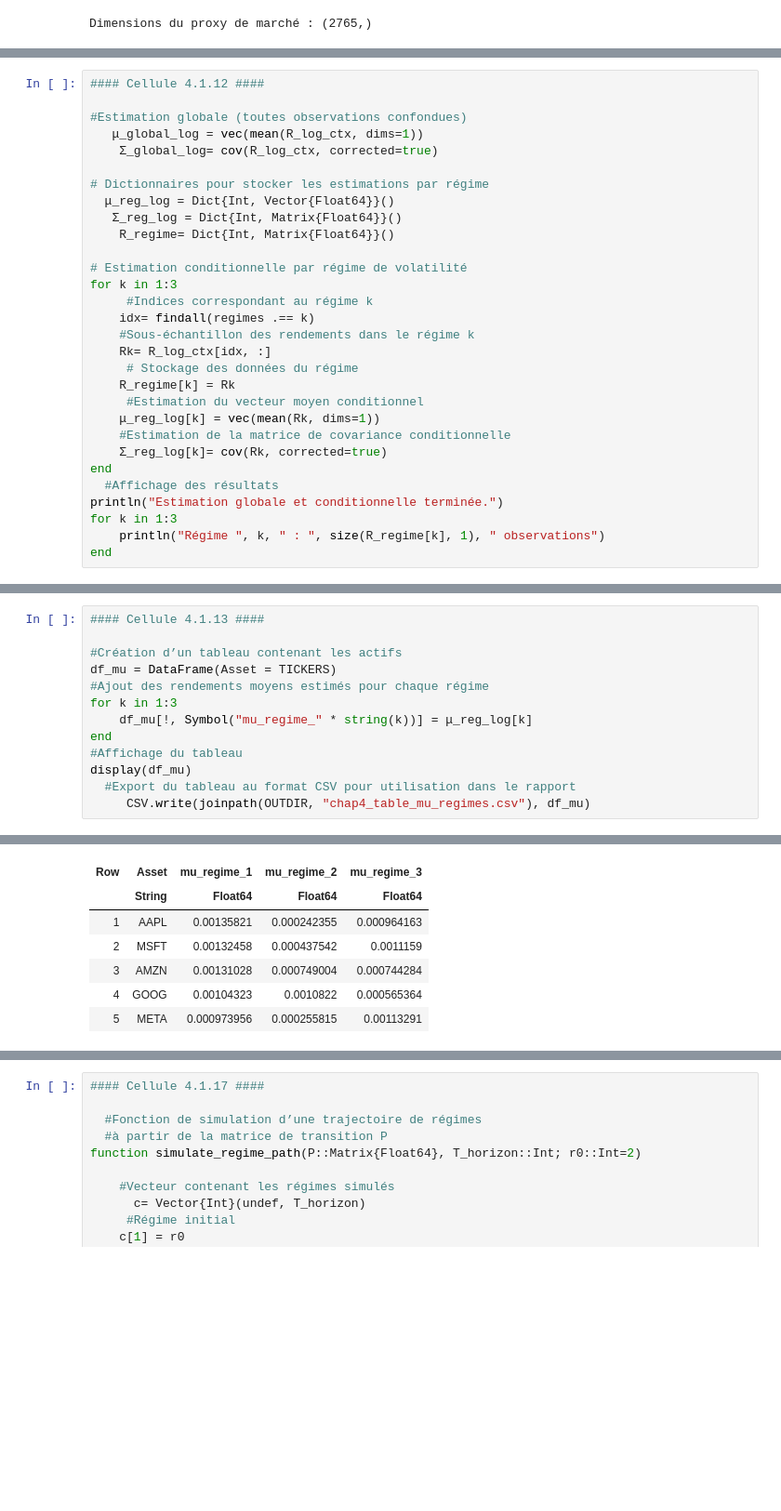
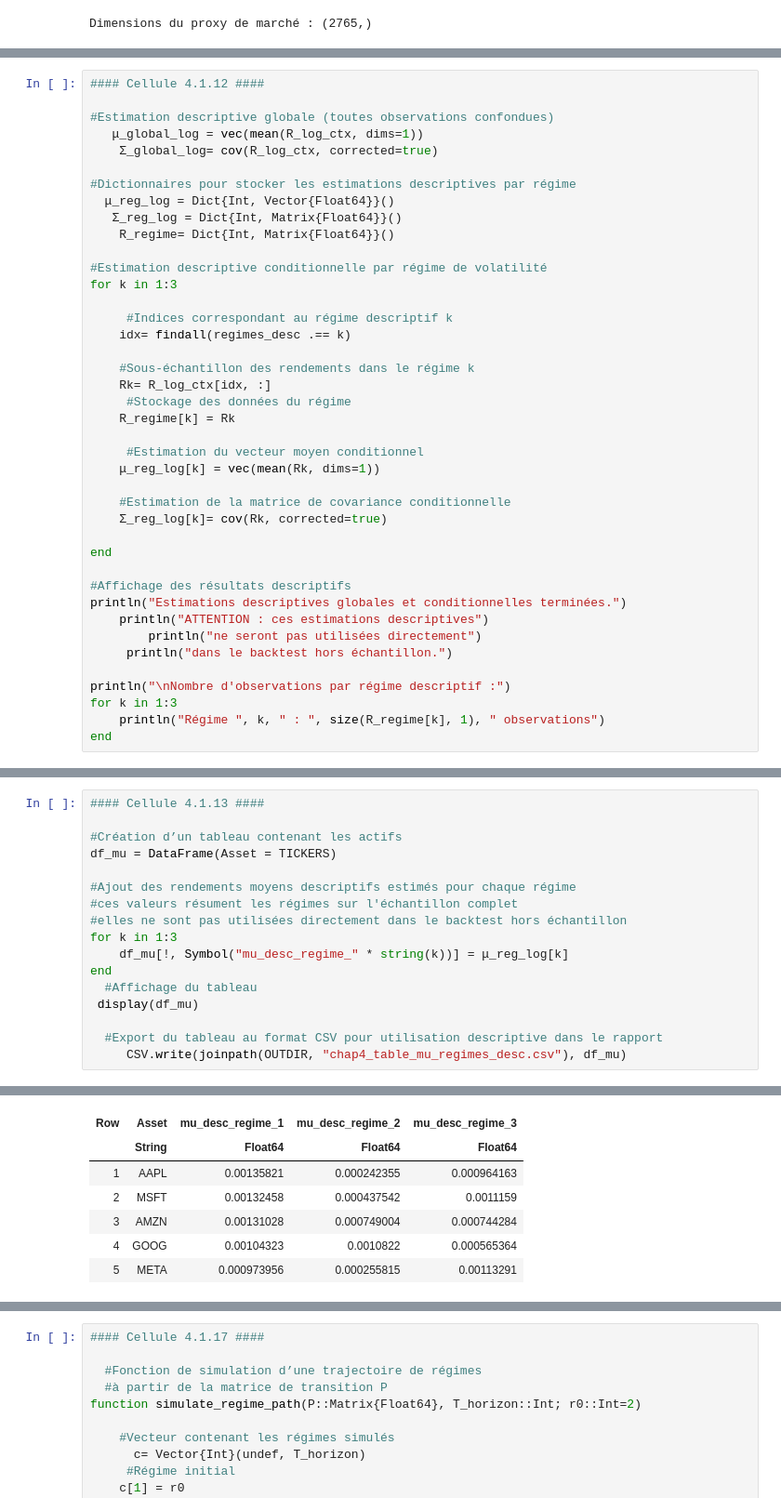
Before and after one commit to JanvierSoninhekpon/msc-thesis-contextual-portfolio, a Jupyter notebook: code_chap4_generation_scenarios.ipynb, the cells around one changed output, grey strips where cells are left out. Shown at 93% size. Saved outputs shown, nothing was run; the diff lists cells and outputs as text; blank space fills up the shorter version.

```diff
--- a/code_chap4_generation_scenarios.ipynb
+++ b/code_chap4_generation_scenarios.ipynb
@@ -285,30 +322,41 @@ savefig(p1, joinpath(OUTDIR, "chap4_fig1_contexte.png"))
 # %%
 #### Cellule 4.1.12 ####
 
-#Estimation globale (toutes observations confondues)
+#Estimation descriptive globale (toutes observations confondues)
    μ_global_log = vec(mean(R_log_ctx, dims=1))
     Σ_global_log= cov(R_log_ctx, corrected=true)
 
-# Dictionnaires pour stocker les estimations par régime
+#Dictionnaires pour stocker les estimations descriptives par régime
   μ_reg_log = Dict{Int, Vector{Float64}}()
    Σ_reg_log = Dict{Int, Matrix{Float64}}()
     R_regime= Dict{Int, Matrix{Float64}}()
 
-# Estimation conditionnelle par régime de volatilité
+#Estimation descriptive conditionnelle par régime de volatilité
 for k in 1:3
-     #Indices correspondant au régime k
-    idx= findall(regimes .== k)
+
+     #Indices correspondant au régime descriptif k
+    idx= findall(regimes_desc .== k)
+
     #Sous-échantillon des rendements dans le régime k
     Rk= R_log_ctx[idx, :]
-     # Stockage des données du régime
+     #Stockage des données du régime
     R_regime[k] = Rk
+
      #Estimation du vecteur moyen conditionnel
     μ_reg_log[k] = vec(mean(Rk, dims=1))
+
     #Estimation de la matrice de covariance conditionnelle
     Σ_reg_log[k]= cov(Rk, corrected=true)
+
 end
-  #Affichage des résultats
-println("Estimation globale et conditionnelle terminée.")
+
+#Affichage des résultats descriptifs
+println("Estimations descriptives globales et conditionnelles terminées.")
+    println("ATTENTION : ces estimations descriptives")
+        println("ne seront pas utilisées directement")
+     println("dans le backtest hors échantillon.")
+
+println("\nNombre d'observations par régime descriptif :")
 for k in 1:3
     println("Régime ", k, " : ", size(R_regime[k], 1), " observations")
 end
@@ -320,19 +373,23 @@ Régime 3 : 915 observations
 # %%
 #### Cellule 4.1.13 ####
 
 #Création d’un tableau contenant les actifs
 df_mu = DataFrame(Asset = TICKERS)
-#Ajout des rendements moyens estimés pour chaque régime
+
+#Ajout des rendements moyens descriptifs estimés pour chaque régime
+#ces valeurs résument les régimes sur l'échantillon complet
+#elles ne sont pas utilisées directement dans le backtest hors échantillon
 for k in 1:3
-    df_mu[!, Symbol("mu_regime_" * string(k))] = μ_reg_log[k]
+    df_mu[!, Symbol("mu_desc_regime_" * string(k))] = μ_reg_log[k]
 end
-#Affichage du tableau
-display(df_mu)
-  #Export du tableau au format CSV pour utilisation dans le rapport
-     CSV.write(joinpath(OUTDIR, "chap4_table_mu_regimes.csv"), df_mu)
+  #Affichage du tableau
+ display(df_mu)
+
+  #Export du tableau au format CSV pour utilisation descriptive dans le rapport
+     CSV.write(joinpath(OUTDIR, "chap4_table_mu_regimes_desc.csv"), df_mu)
 # %% [output]
 5×4 DataFrame
-| Row | Asset | mu_regime_1 | mu_regime_2 | mu_regime_3 |
+| Row | Asset | mu_desc_regime_1 | mu_desc_regime_2 | mu_desc_regime_3 |
 |  | String | Float64 | Float64 | Float64 |
 | 1 | AAPL | 0.00135821 | 0.000242355 | 0.000964163 |
 | 2 | MSFT | 0.00132458 | 0.000437542 | 0.0011159 |
```
Also changed, not shown: parts of 15 cells of this notebook.
